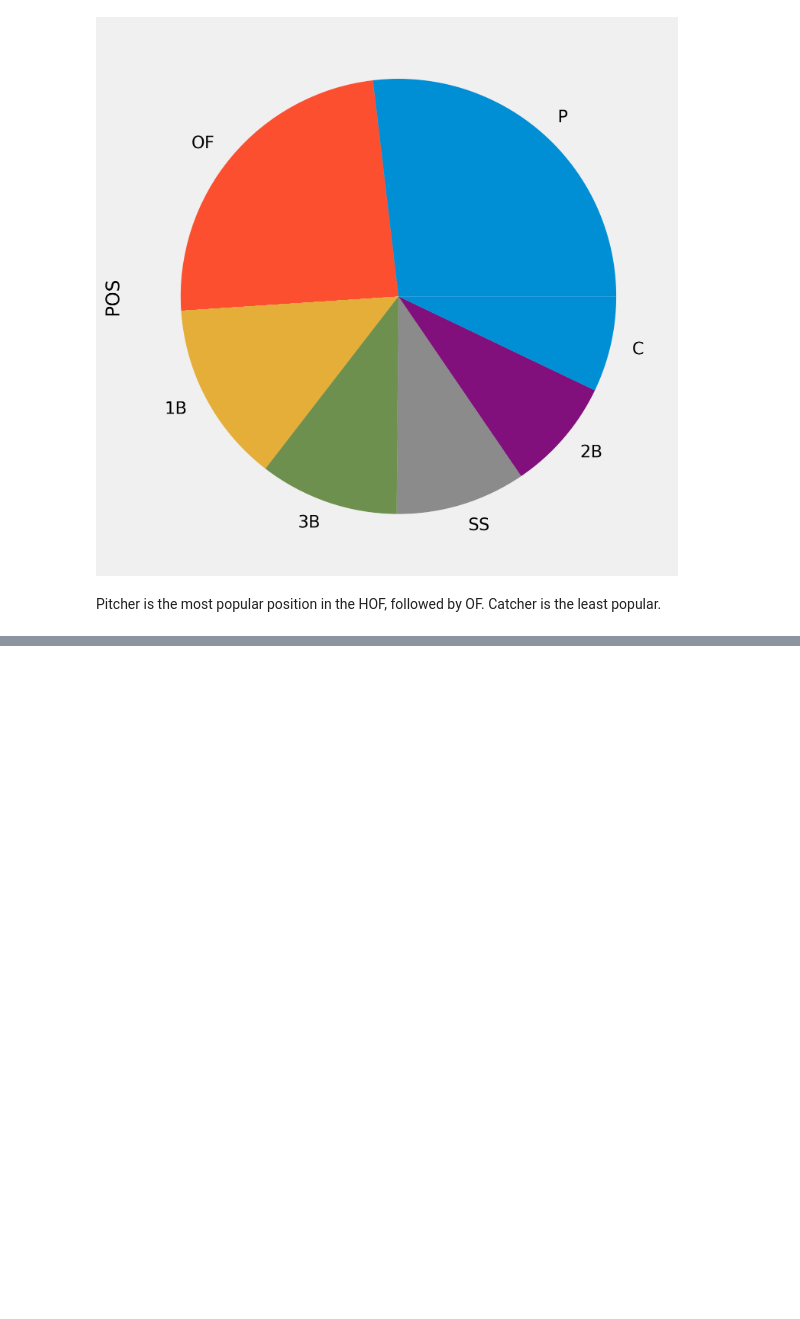
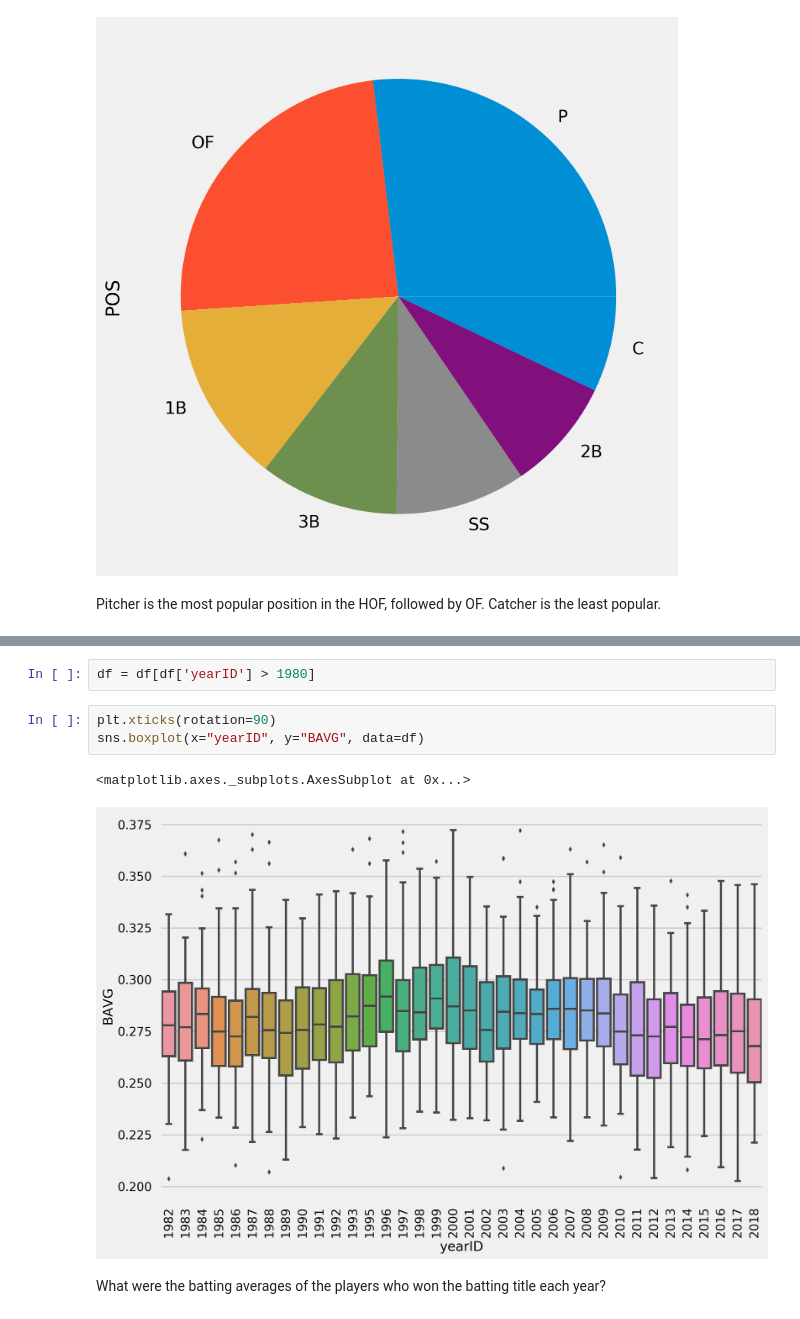
Before and after one commit to kennethn/baseball-statistics, a Jupyter notebook: Baseball.ipynb, the cells around one changed output, grey strips where cells are left out. Drawn from its saved outputs; the diff is of its cells as text; blank space fills up the shorter version.

```diff
--- a/Baseball.ipynb
+++ b/Baseball.ipynb
@@ -625,0 +728,10 @@ Pitcher is the most popular position in the HOF, followed by OF. Catcher is the
+# %%
+df = df[df['yearID'] > 1980]
+# %%
+plt.xticks(rotation=90)
+sns.boxplot(x="yearID", y="BAVG", data=df)
+# %% [output]
+<matplotlib.axes._subplots.AxesSubplot at 0x...>
+[figure, added]
+# %% [markdown]
+What were the batting averages of the players who won the batting title each year?
```
Also changed, not shown: parts of 17 cells of this notebook.
